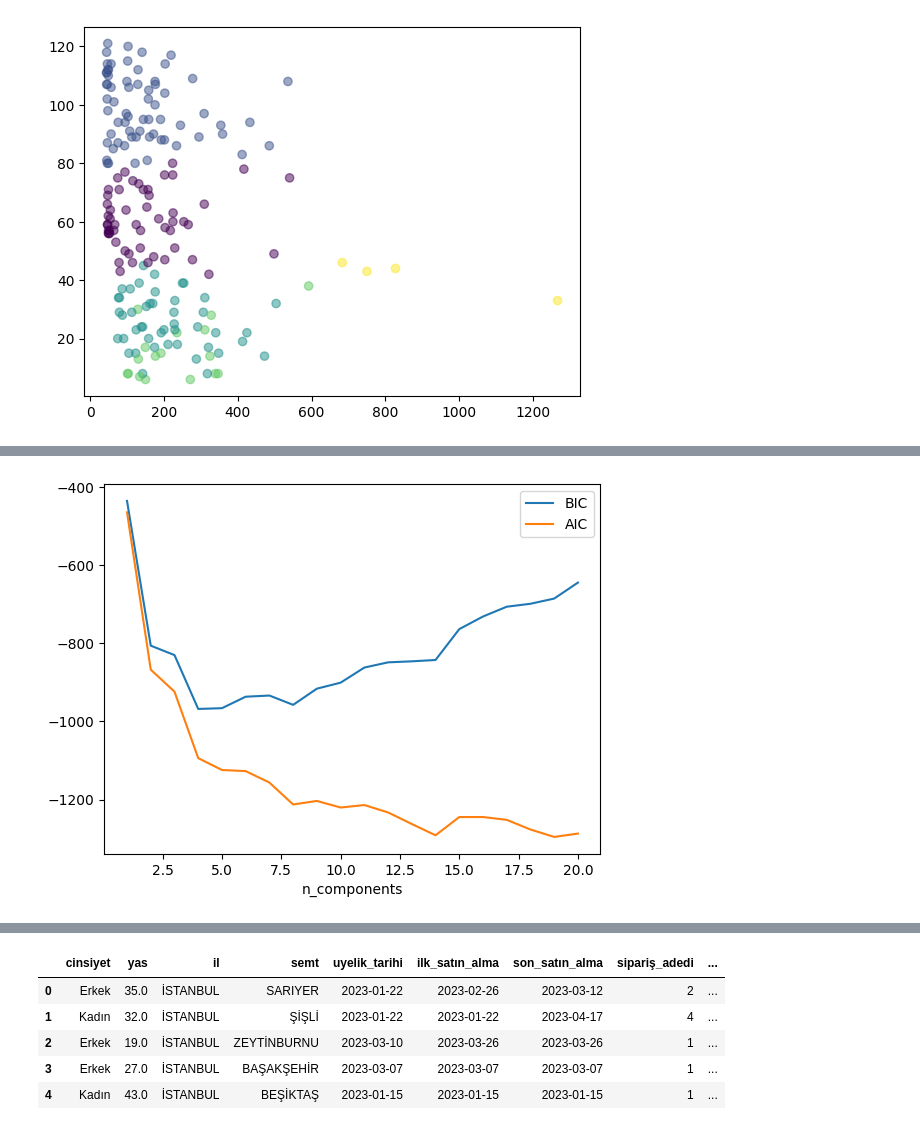
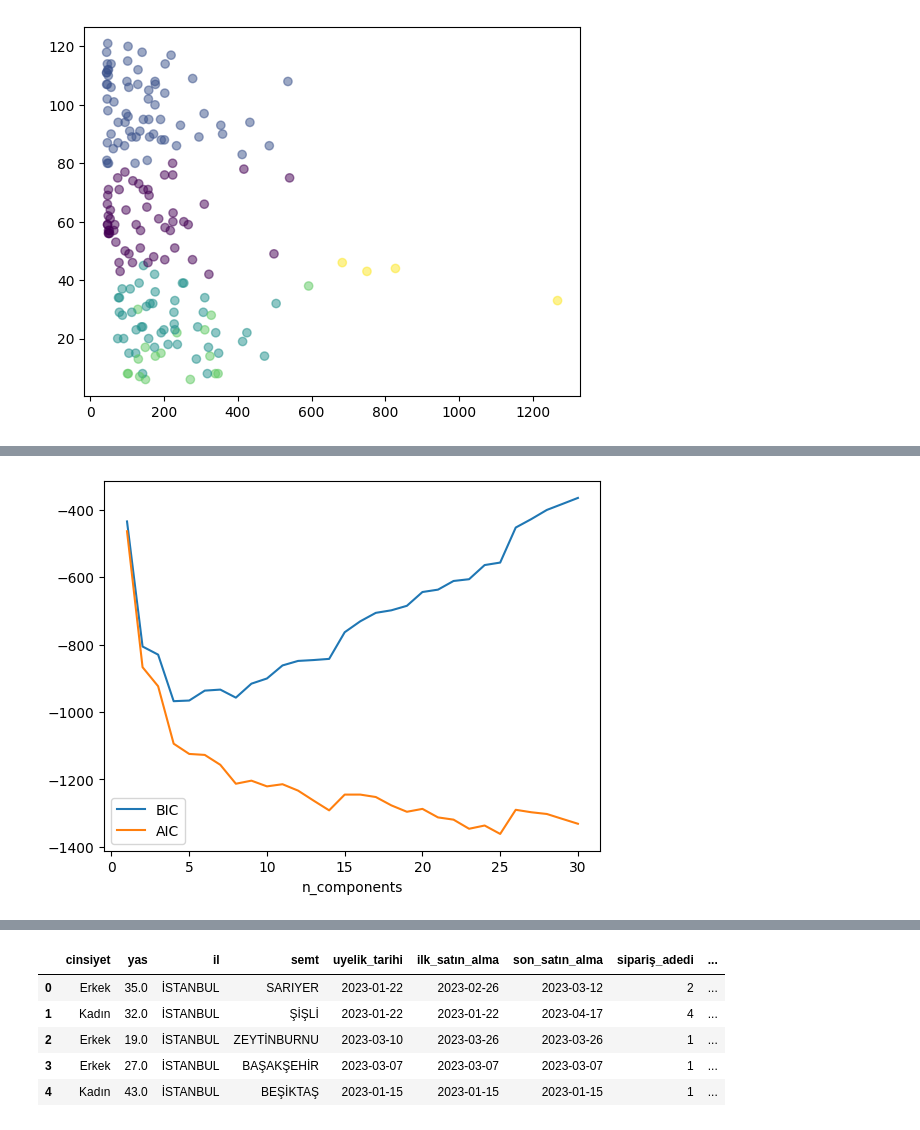
Before and after one commit to OFAslan/Python_Simple_Projects, a Jupyter notebook: YS_ADS_June14_July12_July26.ipynb, the cells around one changed output, grey strips where cells are left out. Drawn from its saved outputs; the diff is of its cells as text; code cells hidden in the pictures.

```diff
--- a/YS_ADS_June14_July12_July26.ipynb
+++ b/YS_ADS_June14_July12_July26.ipynb
@@ -422,14 +422,14 @@ plt.scatter(X.iloc[:, 0], X.iloc[:, 2], c=labels, s=40, cmap='viridis');
 # %%
-n_components = np.arange(1, 21)
+n_components = np.arange(1, 31)
 models = [mixture.GaussianMixture(n, covariance_type='full', random_state=0).fit(X_scaled)
           for n in n_components]
 
 plt.plot(n_components, [m.bic(X_scaled) for m in models], label='BIC')
 plt.plot(n_components, [m.aic(X_scaled) for m in models], label='AIC')
 plt.legend(loc='best')
 plt.xlabel('n_components');
 # %% [output]
-[figure, old version]
+[figure, new version]
 # %%
 pd.pivot_table(data, values="Recency",index=labels, columns="cinsiyet", aggfunc="mean")
 # %% [output]
```
Also changed, not shown: parts of 20 cells of this notebook.
